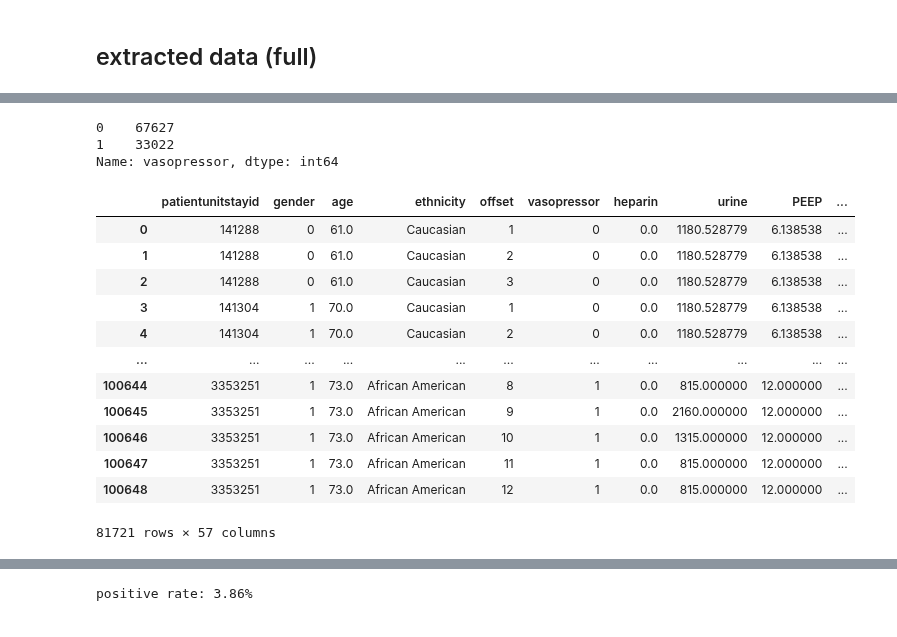
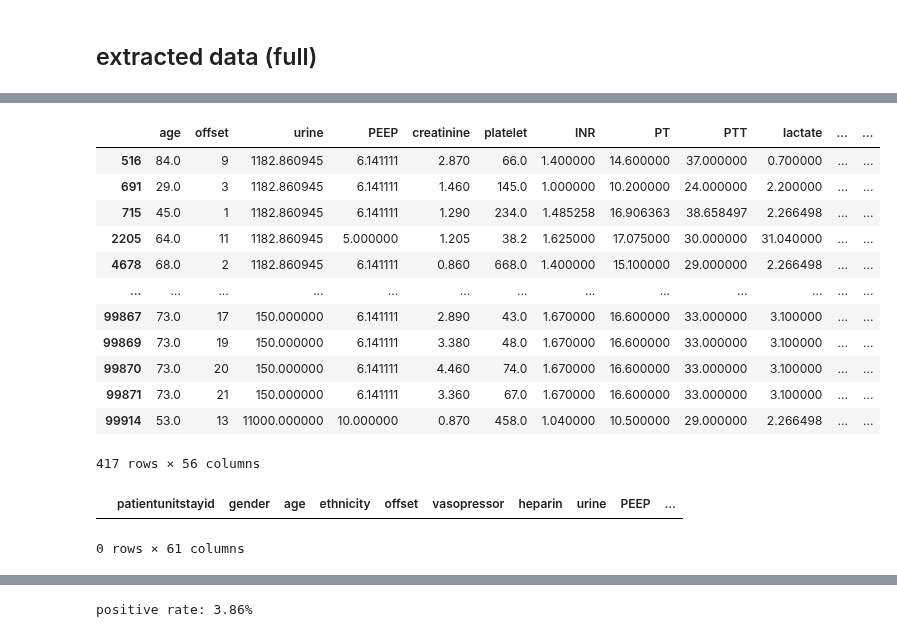
Before and after one commit to zEuler1027/ML_PICS, a Jupyter notebook: stretch_eicu.ipynb, the cells around one changed output, grey strips where cells are left out. Cells and saved outputs as stored; diff of their text form; code cells hidden in the pictures.

```diff
--- a/stretch_eicu.ipynb
+++ b/stretch_eicu.ipynb
@@ -312,28 +319,30 @@ memory usage: 43.8+ MB
-# %%
-df_full['vasopressor'].value_counts()
-# %% [output]
-0    67627
-1    33022
-Name: vasopressor, dtype: int64
 # %%
-negative_mask = df_full.drop(columns=CATEGORICAL_COLUMNS_FULL) < 0
-df_full[
+df_full_non_categorical = df_full.drop(
+    columns=[KEY_IDENTITY, *CATEGORICAL_COLUMNS_FULL]
+)
+negative_mask = df_full_non_categorical > 9999
+df_full_non_categorical[
     negative_mask.any(axis='columns')
 ]
 # %% [output]
-|  | patientunitstayid | gender | age | ethnicity | offset | vasopressor | heparin | urine | PEEP | ... |
-| 0 | 141288 | 0 | 61.0 | Caucasian | 1 | 0 | 0.0 | 1180.528779 | 6.138538 | ... |
-| 1 | 141288 | 0 | 61.0 | Caucasian | 2 | 0 | 0.0 | 1180.528779 | 6.138538 | ... |
-| 2 | 141288 | 0 | 61.0 | Caucasian | 3 | 0 | 0.0 | 1180.528779 | 6.138538 | ... |
-| 3 | 141304 | 1 | 70.0 | Caucasian | 1 | 0 | 0.0 | 1180.528779 | 6.138538 | ... |
-| 4 | 141304 | 1 | 70.0 | Caucasian | 2 | 0 | 0.0 | 1180.528779 | 6.138538 | ... |
-| ... | ... | ... | ... | ... | ... | ... | ... | ... | ... | ... |
-| 100644 | 3353251 | 1 | 73.0 | African American | 8 | 1 | 0.0 | 815.000000 | 12.000000 | ... |
-| 100645 | 3353251 | 1 | 73.0 | African American | 9 | 1 | 0.0 | 2160.000000 | 12.000000 | ... |
-| 100646 | 3353251 | 1 | 73.0 | African American | 10 | 1 | 0.0 | 1315.000000 | 12.000000 | ... |
-| 100647 | 3353251 | 1 | 73.0 | African American | 11 | 1 | 0.0 | 815.000000 | 12.000000 | ... |
-| 100648 | 3353251 | 1 | 73.0 | African American | 12 | 1 | 0.0 | 815.000000 | 12.000000 | ... |
+|  | age | offset | urine | PEEP | creatinine | platelet | INR | PT | PTT | lactate | ... | ... |
+| 516 | 84.0 | 9 | 1182.860945 | 6.141111 | 2.870 | 66.0 | 1.400000 | 14.600000 | 37.000000 | 0.700000 | ... | ... |
+| 691 | 29.0 | 3 | 1182.860945 | 6.141111 | 1.460 | 145.0 | 1.000000 | 10.200000 | 24.000000 | 2.200000 | ... | ... |
+| 715 | 45.0 | 1 | 1182.860945 | 6.141111 | 1.290 | 234.0 | 1.485258 | 16.906363 | 38.658497 | 2.266498 | ... | ... |
+| 2205 | 64.0 | 11 | 1182.860945 | 5.000000 | 1.205 | 38.2 | 1.625000 | 17.075000 | 30.000000 | 31.040000 | ... | ... |
+| 4678 | 68.0 | 2 | 1182.860945 | 6.141111 | 0.860 | 668.0 | 1.400000 | 15.100000 | 29.000000 | 2.266498 | ... | ... |
+| ... | ... | ... | ... | ... | ... | ... | ... | ... | ... | ... | ... | ... |
+| 99867 | 73.0 | 17 | 150.000000 | 6.141111 | 2.890 | 43.0 | 1.670000 | 16.600000 | 33.000000 | 3.100000 | ... | ... |
+| 99869 | 73.0 | 19 | 150.000000 | 6.141111 | 3.380 | 48.0 | 1.670000 | 16.600000 | 33.000000 | 3.100000 | ... | ... |
+| 99870 | 73.0 | 20 | 150.000000 | 6.141111 | 4.460 | 74.0 | 1.670000 | 16.600000 | 33.000000 | 3.100000 | ... | ... |
+| 99871 | 73.0 | 21 | 150.000000 | 6.141111 | 3.360 | 67.0 | 1.670000 | 16.600000 | 33.000000 | 3.100000 | ... | ... |
+| 99914 | 53.0 | 13 | 11000.000000 | 10.000000 | 0.870 | 458.0 | 1.040000 | 10.500000 | 29.000000 | 2.266498 | ... | ... |
-81721 rows × 57 columns
+417 rows × 56 columns
+# %%
+df_full[df_full['PLT transfusion'] > 0]
+# %% [output]
+|  | patientunitstayid | gender | age | ethnicity | offset | vasopressor | heparin | urine | PEEP | ... |
+0 rows × 61 columns
 # %%
 print(
     'patient count: {:,d}'.format(
```
Also changed, not shown: parts of 4 cells of this notebook, 2 other files.
